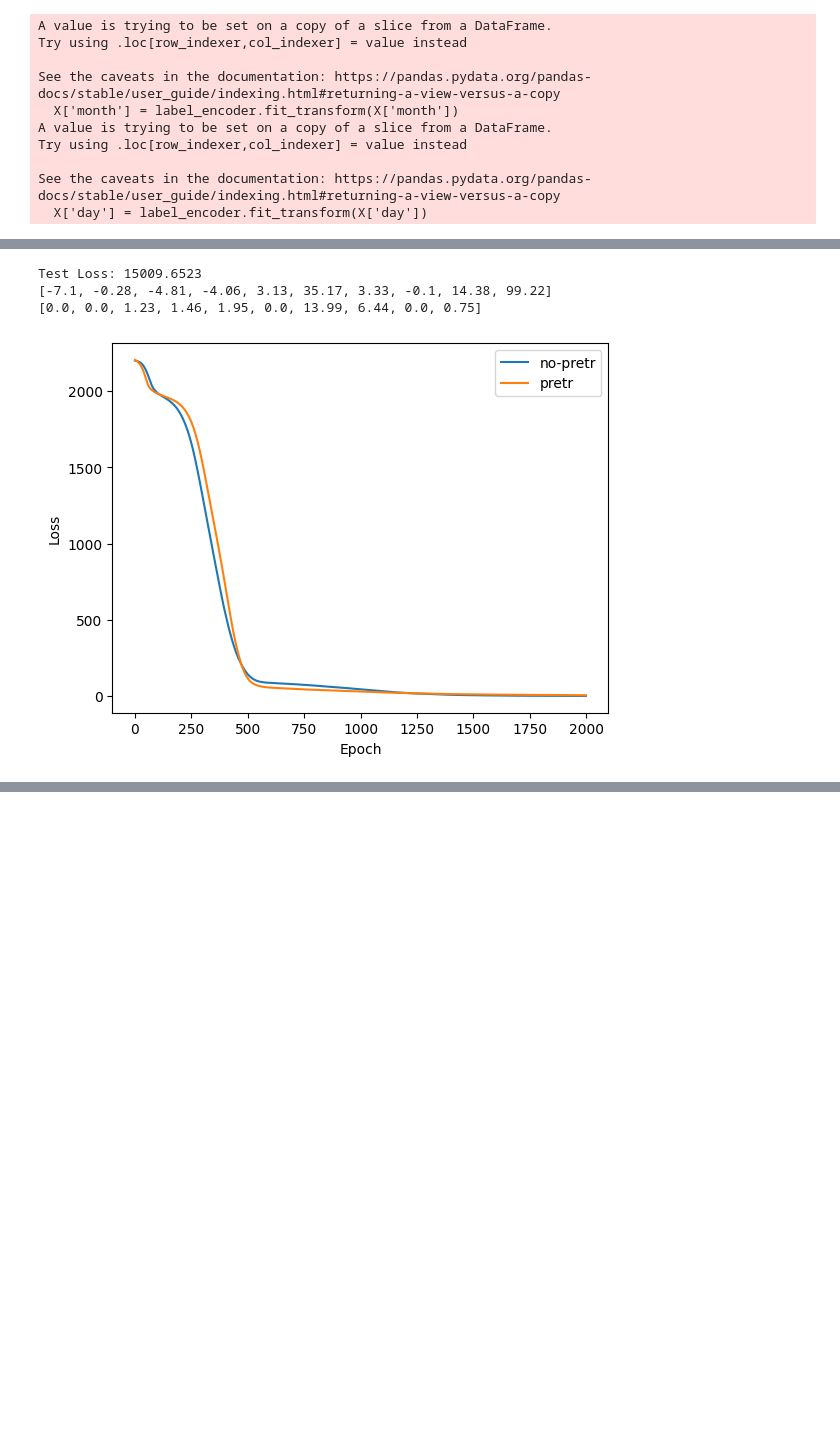
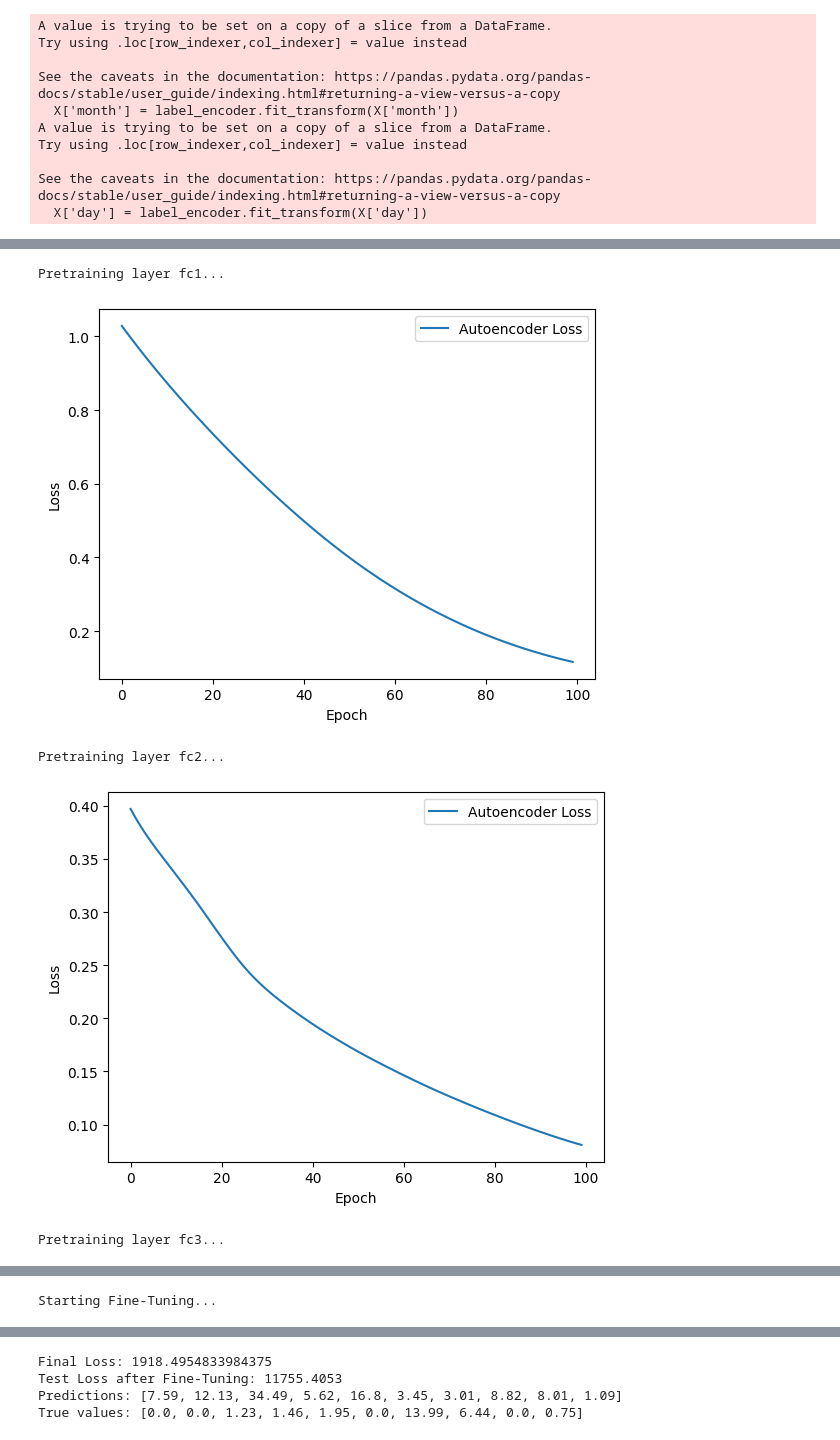
Before and after one commit to akv-work/DM_labs_23, a Jupyter notebook: reports/Палто/3/src/IAD3.ipynb, the cells around one changed output, grey strips where cells are left out. Saved outputs shown, nothing was run; the diff lists cells and outputs as text; code cells hidden in the pictures; blank space fills up the shorter version.

```diff
--- a/reports/Палто/3/src/IAD3.ipynb
+++ b/reports/Палто/3/src/IAD3.ipynb
@@ -220,24 +207,45 @@ Final Loss: 5.537939548492432
-# %%
-model.eval()
-with torch.no_grad():
-    y_test_pred = model(X_test)
-    test_loss = criterion(y_test_pred, y_test)
-    print(f'Test Loss: {test_loss.item():.4f}')
-
-n = 10
-print([round(float(_[0]), 2) for _ in y_test_pred[:n]])
-print([round(float(_[0]), 2) for _ in y_test[:n]])
-# %% [output]
-Test Loss: 15009.6523
-[-7.1, -0.28, -4.81, -4.06, 3.13, 35.17, 3.33, -0.1, 14.38, 99.22]
-[0.0, 0.0, 1.23, 1.46, 1.95, 0.0, 13.99, 6.44, 0.0, 0.75]
-# %%
-
-plt.plot(losses, label="no-pretr")
-plt.plot(losses_pretr, label="pretr")
-plt.xlabel('Epoch')
-plt.ylabel('Loss')
-plt.legend()
-plt.show()
-# %% [output]
-[figure, removed]
+# %%
+def layerwise_pretraining(data, model):
+    print("Pretraining layer fc1...")
+    ae1 = Autoencoder(input_size=data.shape[1], hidden_size=64)
+    w1, b1 = train_autoencoder(ae1, data, epochs=100)
+    model.fc1.weight.data = w1
+    model.fc1.bias.data = b1
+    with torch.no_grad():
+        data = model.relu(model.fc1(data))
+
+    print("Pretraining layer fc2...")
+    ae2 = Autoencoder(input_size=64, hidden_size=32)
+    w2, b2 = train_autoencoder(ae2, data, epochs=100)
+    model.fc2.weight.data = w2
+    model.fc2.bias.data = b2
+    with torch.no_grad():
+        data = model.relu(model.fc2(data))
+
+    print("Pretraining layer fc3...")
+    ae3 = Autoencoder(input_size=32, hidden_size=16)
+    w3, b3 = train_autoencoder(ae3, data, epochs=100)
+    model.fc3.weight.data = w3
+    model.fc3.bias.data = b3
+
+    return model
+# %%
+input_size = X_train.shape[1]
+model = MLP(input_size)
+model = layerwise_pretraining(X_train, model)
+
+print("Starting Fine-Tuning...")
+losses_finetune = train_mlp(model, X_train, y_train, epochs=200, lr=0.001)
+
+model.eval()
+criterion = nn.MSELoss()
+with torch.no_grad():
+    y_test_pred = model(X_test)
+    test_loss = criterion(y_test_pred, y_test)
+    print(f'Test Loss after Fine-Tuning: {test_loss.item():.4f}')
+# %% [output]
+Pretraining layer fc1...
+[figure, added]
+Pretraining layer fc2...
+[figure, added]
+Pretraining layer fc3...
@@ -243,0 +253 @@ plt.show()
+Starting Fine-Tuning...
@@ -243,0 +255,4 @@ plt.show()
+Final Loss: 1918.4954833984375
+Test Loss after Fine-Tuning: 11755.4053
+Predictions: [7.59, 12.13, 34.49, 5.62, 16.8, 3.45, 3.01, 8.82, 8.01, 1.09]
+True values: [0.0, 0.0, 1.23, 1.46, 1.95, 0.0, 13.99, 6.44, 0.0, 0.75]
```
Also changed, not shown: parts of 5 cells of this notebook, 1 other file.
